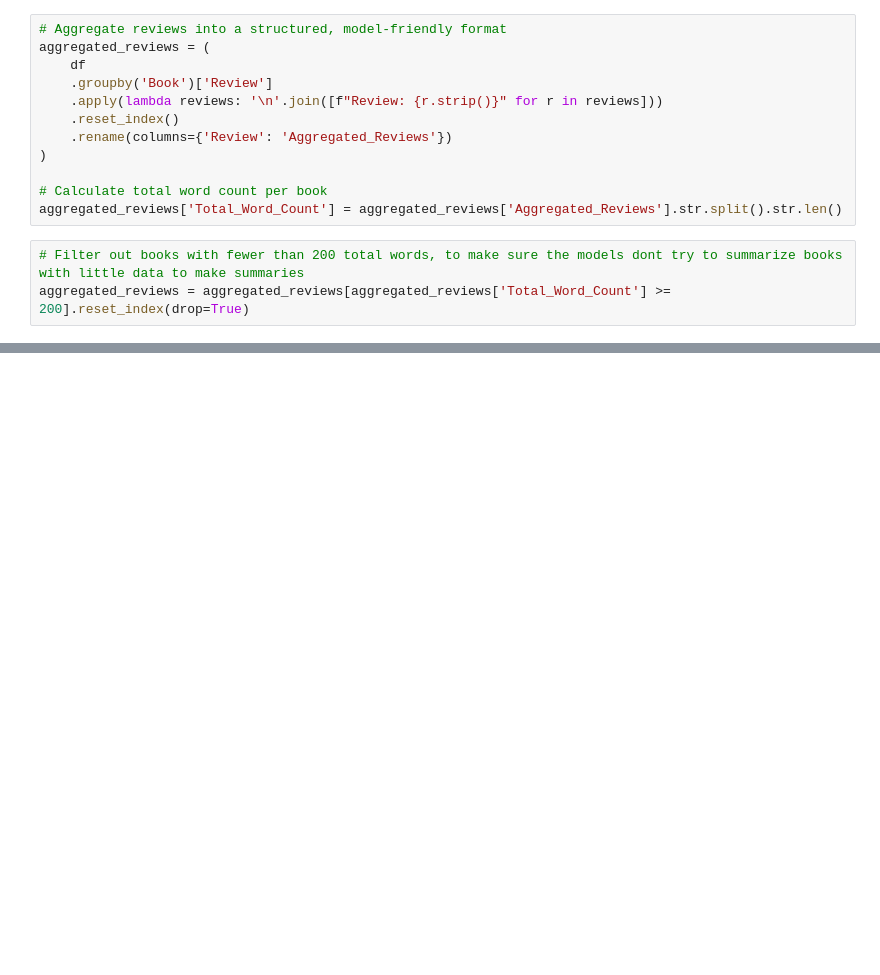
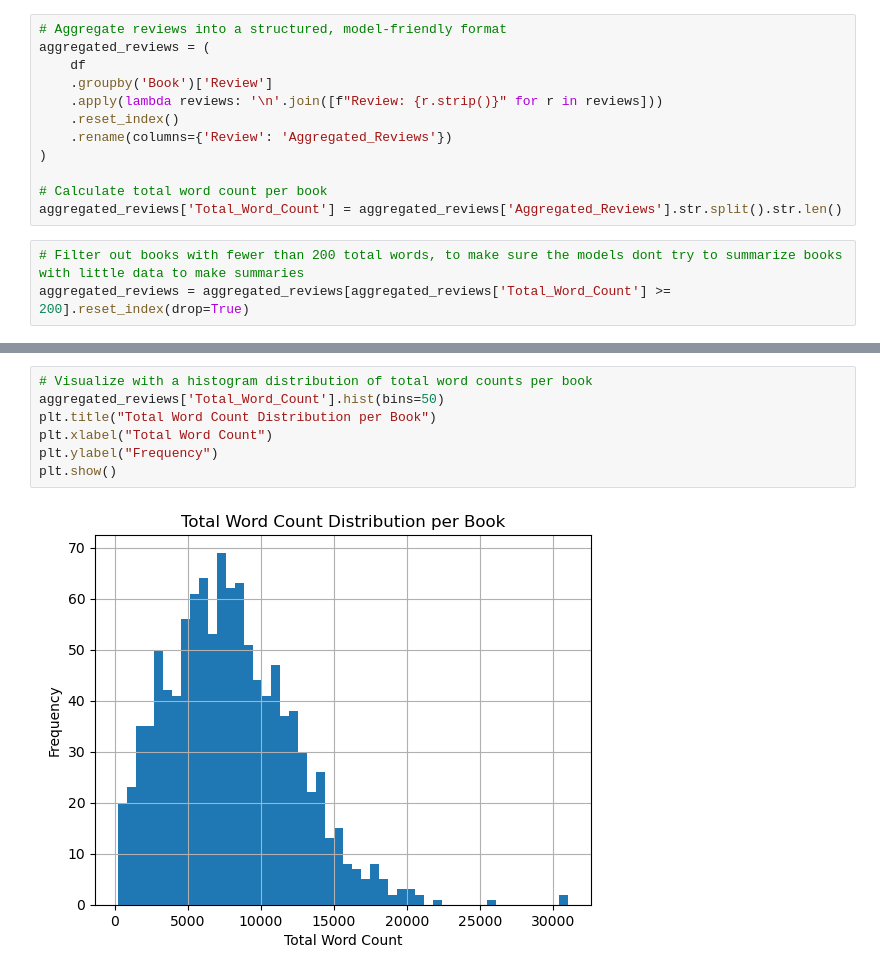
Before and after one commit to caoimhegall/CBS-NLP-Final, a Jupyter notebook: src/BART_NLP.ipynb, the cells around one changed output, grey strips where cells are left out. Drawn from its saved outputs; the diff is of its cells as text; blank space fills up the shorter version.

```diff
--- a/src/BART_NLP.ipynb
+++ b/src/BART_NLP.ipynb
@@ -120 +169,10 @@ max      32373.000000
 Name: Total_Word_Count, dtype: float64
+# %%
+# Visualize with a histogram distribution of total word counts per book
+aggregated_reviews['Total_Word_Count'].hist(bins=50)
+plt.title("Total Word Count Distribution per Book")
+plt.xlabel("Total Word Count")
+plt.ylabel("Frequency")
+plt.show()
+# %% [output]
+[figure, added]
```
Also changed, not shown: parts of 16 cells of this notebook.
